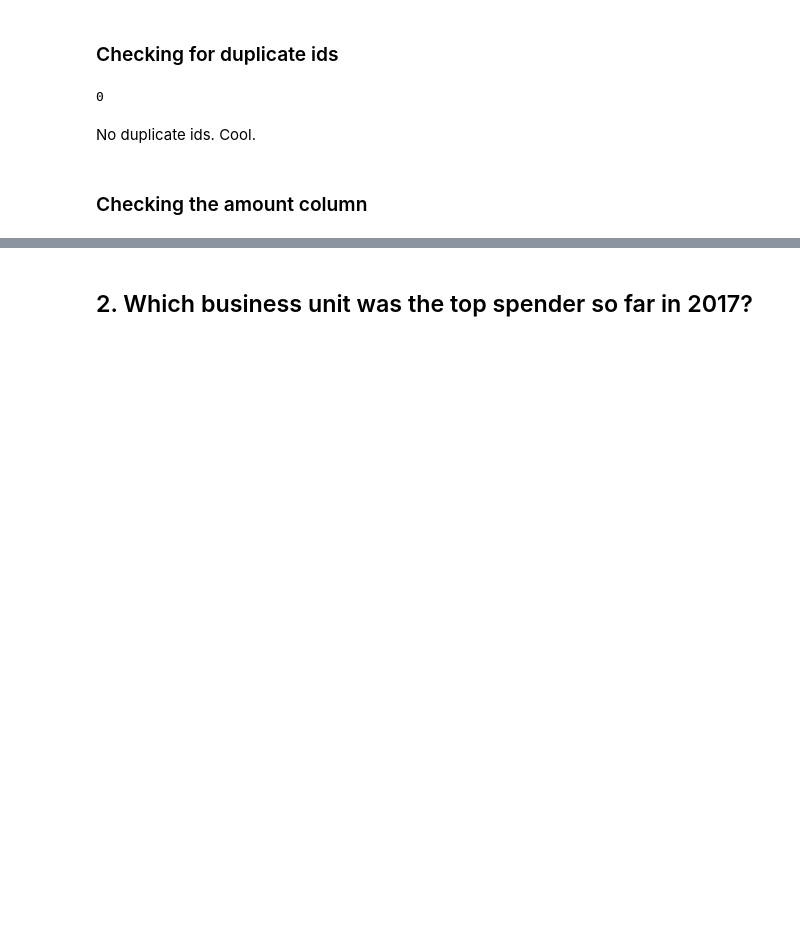
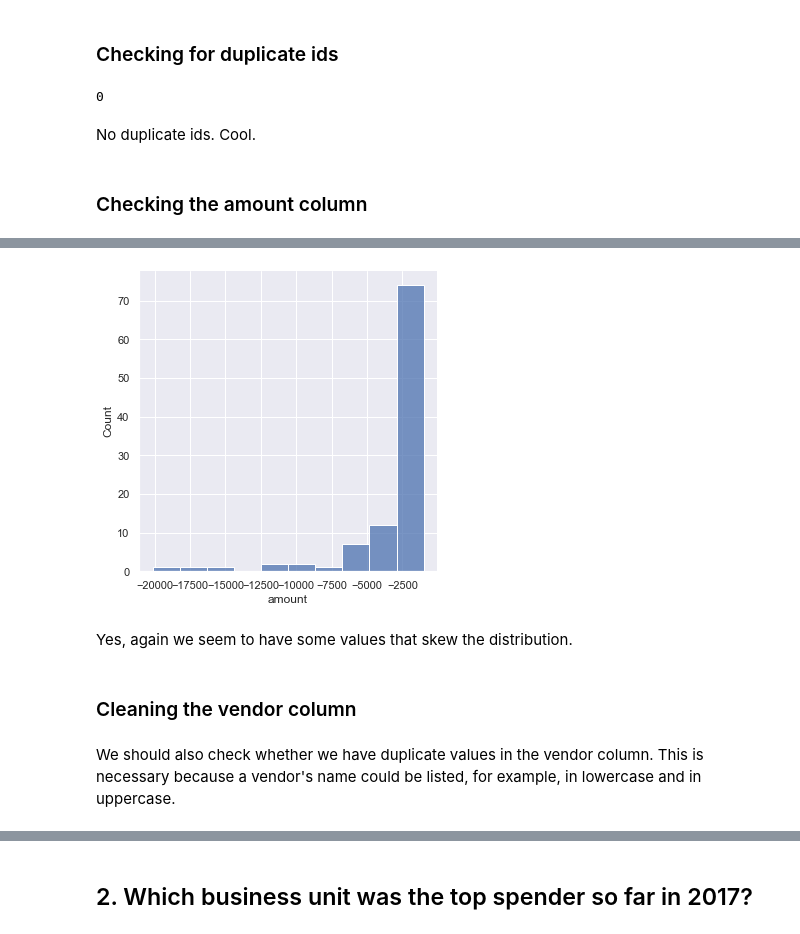
Before and after one commit to FranciscoGalan/suplari_challenge1, a Jupyter notebook: main.ipynb, the cells around one changed output, grey strips where cells are left out. Cells and saved outputs as stored; diff of their text form; code cells hidden in the pictures; blank space fills up the shorter version.

```diff
--- a/main.ipynb
+++ b/main.ipynb
@@ -208,0 +295,10 @@ sns.displot(data=data2017, x='amount', bins=20)
+# %%
+sns.displot(round(data2017_negatives.loc[data2017_negatives.amount < -1000, 'amount']), bins=10);
+# %% [output]
+[figure, added]
+# %% [markdown]
+Yes, again we seem to have some values that skew the distribution.
+# %% [markdown]
+### Cleaning the vendor column
+# %% [markdown]
+We should also check whether we have duplicate values in the vendor column. This is necessary because a vendor's name could be listed, for example, in lowercase and in uppercase.
```
Also changed, not shown: parts of 26 cells of this notebook.
